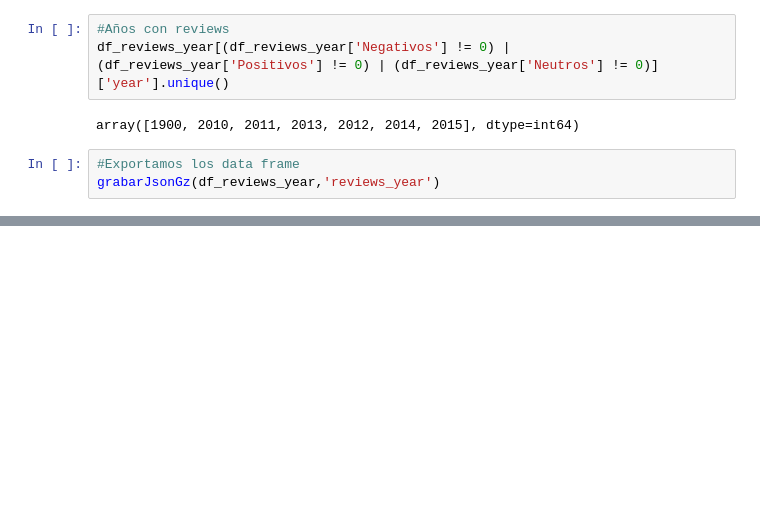
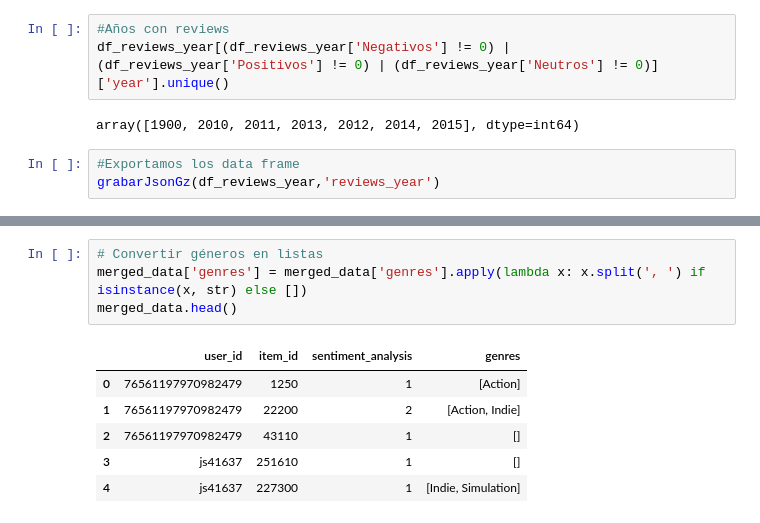
Before and after one commit to fercof87/PI_ML_OPS_MOD_RECOMENDACION, a Jupyter notebook: ETL.ipynb, the cells around one changed output, grey strips where cells are left out. Saved outputs shown, nothing was run; the diff lists cells and outputs as text; blank space fills up the shorter version.

```diff
--- a/ETL.ipynb
+++ b/ETL.ipynb
@@ -1655,0 +1722,11 @@ grabarJsonGz(df_reviews_year,'reviews_year')
+# %%
+# Convertir géneros en listas
+merged_data['genres'] = merged_data['genres'].apply(lambda x: x.split(', ') if isinstance(x, str) else [])
+merged_data.head()
+# %% [output]
+|  | user_id | item_id | sentiment_analysis | genres |
+| 0 | 76561197970982479 | 1250 | 1 | [Action] |
+| 1 | 76561197970982479 | 22200 | 2 | [Action, Indie] |
+| 2 | 76561197970982479 | 43110 | 1 | [] |
+| 3 | js41637 | 251610 | 1 | [] |
+| 4 | js41637 | 227300 | 1 | [Indie, Simulation] |
```
Also changed, not shown: parts of 41 cells of this notebook, 13 other files.
